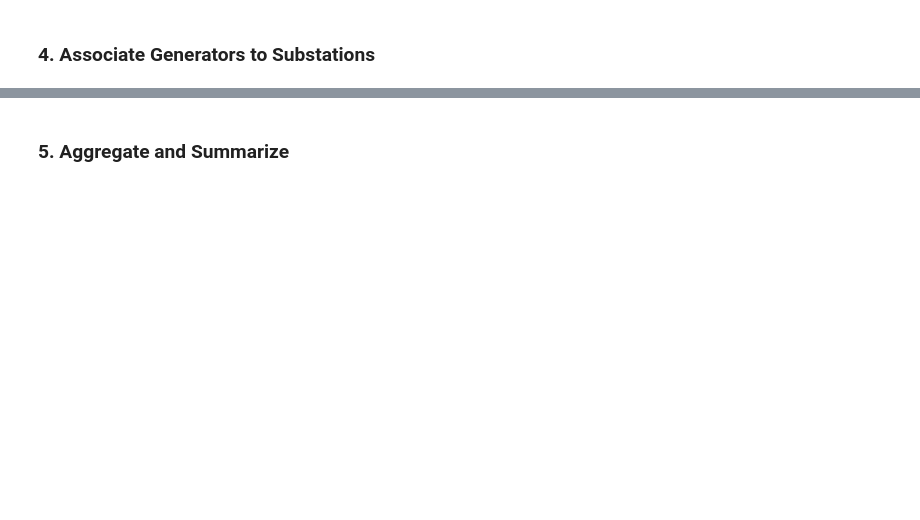
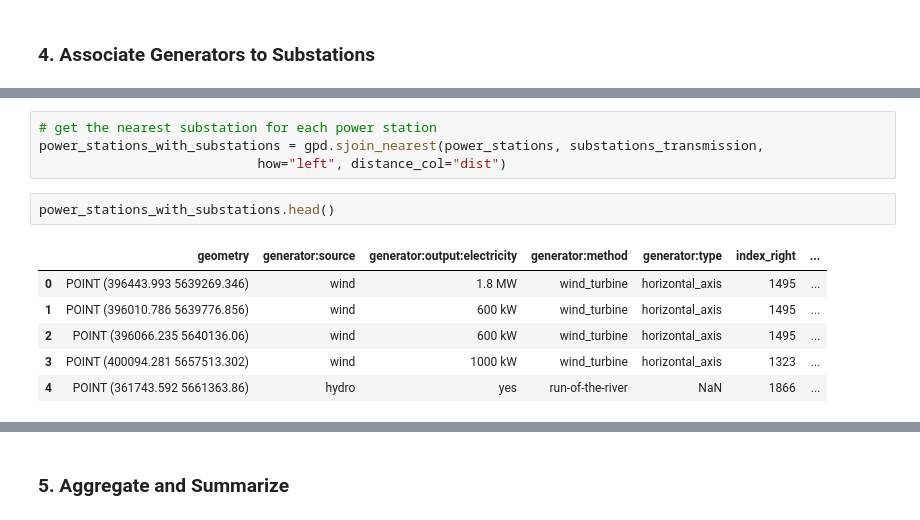
Before and after one commit to nicolas-froehlich/dvlp-case-study, a Jupyter notebook: case-study.ipynb, the cells around one changed output, grey strips where cells are left out. Saved outputs shown, nothing was run; the diff lists cells and outputs as text; blank space fills up the shorter version.

```diff
--- a/case-study.ipynb
+++ b/case-study.ipynb
@@ -148,0 +204,13 @@ Datum: World Geodetic System 1984 ensemble
+# %%
+# get the nearest substation for each power station
+power_stations_with_substations = gpd.sjoin_nearest(power_stations, substations_transmission,
+                            how="left", distance_col="dist")
+# %%
+power_stations_with_substations.head()
+# %% [output]
+|  | geometry | generator:source | generator:output:electricity | generator:method | generator:type | index_right | ... |
+| 0 | POINT (396443.993 5639269.346) | wind | 1.8 MW | wind_turbine | horizontal_axis | 1495 | ... |
+| 1 | POINT (396010.786 5639776.856) | wind | 600 kW | wind_turbine | horizontal_axis | 1495 | ... |
+| 2 | POINT (396066.235 5640136.06) | wind | 600 kW | wind_turbine | horizontal_axis | 1495 | ... |
+| 3 | POINT (400094.281 5657513.302) | wind | 1000 kW | wind_turbine | horizontal_axis | 1323 | ... |
+| 4 | POINT (361743.592 5661363.86) | hydro | yes | run-of-the-river | NaN | 1866 | ... |
```
Also changed, not shown: parts of 20 cells of this notebook.
